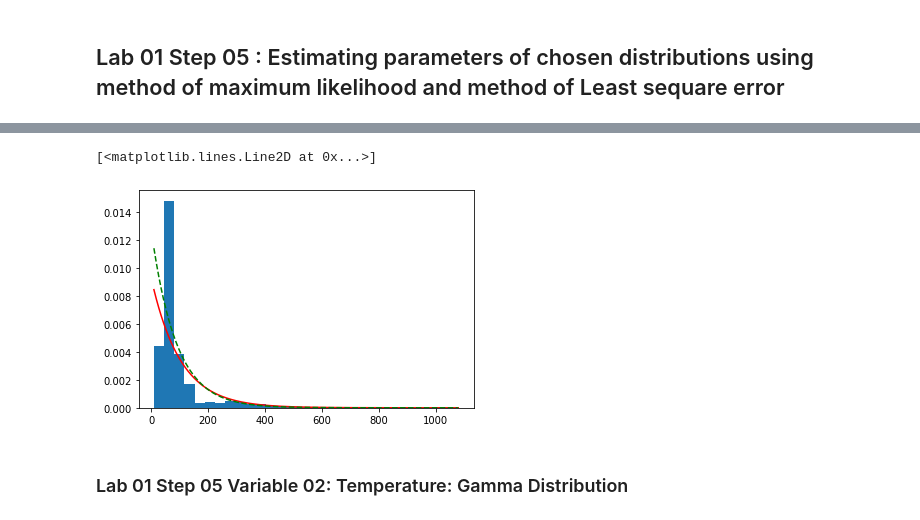
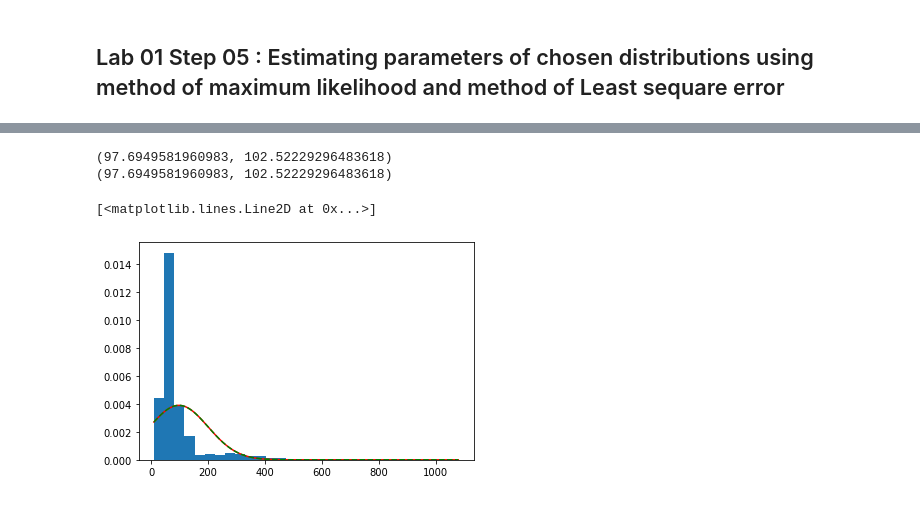
Before and after one commit to Nemat-Allah-Aloush/Multivariate_Data_Analysis, a Jupyter notebook: lab_01.ipynb, the cells around one changed output, grey strips where cells are left out. Cells and saved outputs as stored; diff of their text form; code cells hidden in the pictures.

```diff
--- a/lab_01.ipynb
+++ b/lab_01.ipynb
@@ -25,7 +25,7 @@ energydata.head()
 # %%
 #2.Creating subsamples
 #2.1.Choosing five continous colomns
-sample_energydata=energydata[['Appliances', 'T2', 'RH_2','T_out' ,'Press_mm_hg']]
+sample_energydata=energydata[[ 'T2', 'RH_2','T_out' ,'Press_mm_hg','T6']]
 #2.2. Randomly choosing rows (50% from the original data. original samples 19,735 Rows)
 df_sample_colomn_energydata = pd.DataFrame(sample_energydata)
 df_sample_energydata=df_sample_colomn_energydata.sample(frac = 0.5)
@@ -250,19 +487,21 @@ ax.plot(axis, dist_exp,'-r', lw=3)
 # %%
 nbins_App=30
 col_App=df_sample_colomn_energydata[df_sample_colomn_energydata.columns[0]].to_numpy()
 max_App=col_App.max()
 axis_App=np.linspace(col_App.min(), col_App.max(),500)
-x_App = stats.expon  #.rvs(a, b, size=1000, random_state=123)
+x_App = stats.norm  #.rvs(a, b, size=1000, random_state=123)
 MM = x_App.fit(col_App,method='MM')
+print(MM)
 dist_MM_App = x_App.pdf(axis_App, *MM)
 MLE = x_App.fit(col_App,method='MLE')
+print(MLE)
 dist_MLE_App = x_App.pdf(axis_App, *MLE)
 fig_App, ax_App = plt.subplots()
 ax_App.hist(col_App, nbins_App,density=True, stacked=True)
 ax_App.plot(axis_App, dist_MM_App ,'-r', label='exp_MM')
 ax_App.plot(axis_App, dist_MLE_App ,'--g' ,label='exp_MLE')
 # %% [output]
-[<matplotlib.lines.Line2D at 0x...>]
+(97.6949581960983, 102.52229296483618)
+(97.6949581960983, 102.52229296483618)
+[<matplotlib.lines.Line2D at 0x...>]
-[figure, old version]
+[figure, new version]
-# %% [markdown]
-### Lab 01 Step 05 Variable 02: Temperature: Gamma Distribution
```
Also changed, not shown: parts of 36 cells of this notebook, 1 other file.
